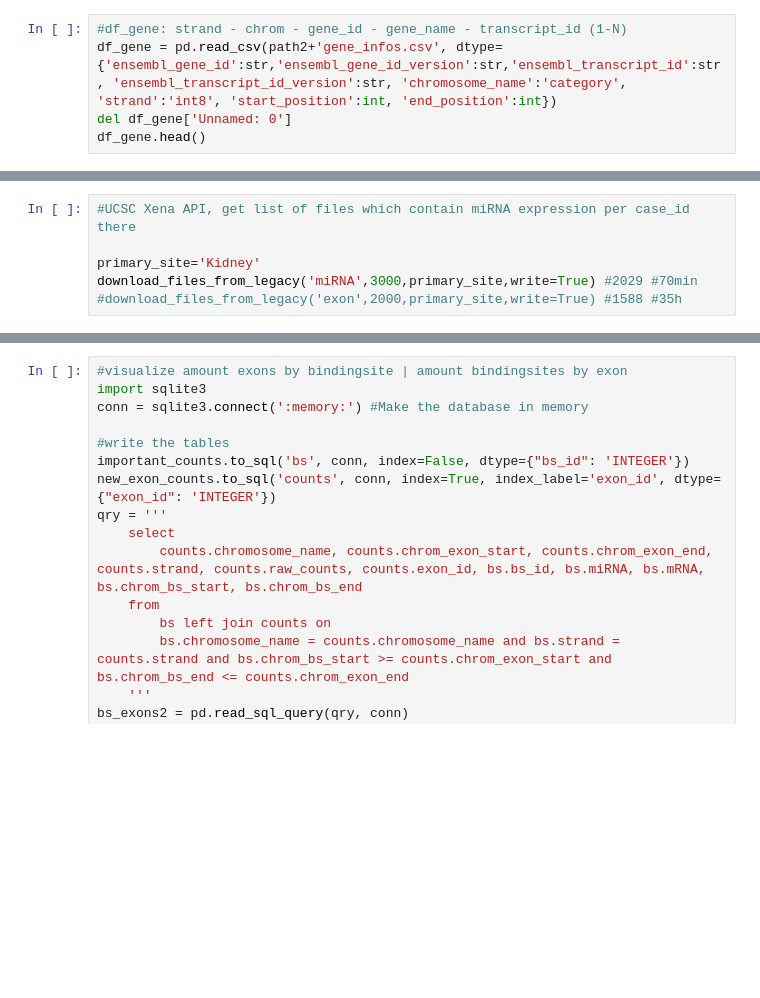
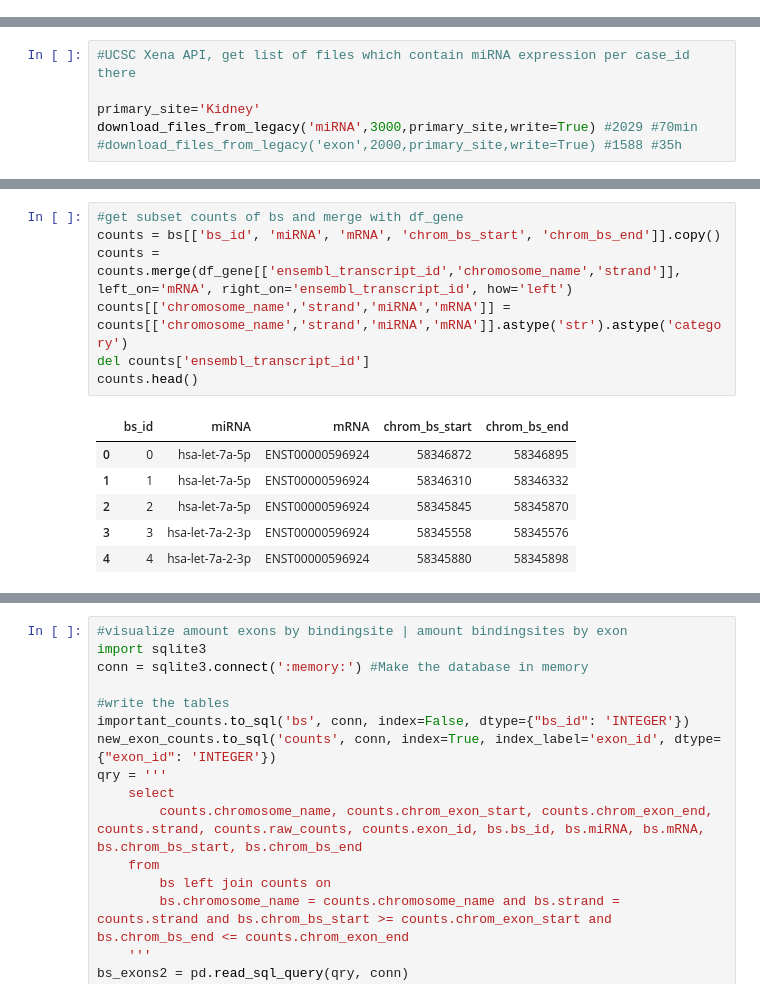
Before and after one commit to lenamariahackl/alt-splicing-mirna-reg, a Jupyter notebook: elastic_net.ipynb, the cells around one changed output, grey strips where cells are left out. Drawn from its saved outputs; the diff is of its cells as text; blank space fills up the shorter version.

```diff
--- a/elastic_net.ipynb
+++ b/elastic_net.ipynb
@@ -179,5 +64,0 @@ df_main.head()
-# %%
-#df_gene: strand - chrom - gene_id - gene_name - transcript_id (1-N)
-df_gene = pd.read_csv(path2+'gene_infos.csv', dtype={'ensembl_gene_id':str,'ensembl_gene_id_version':str,'ensembl_transcript_id':str, 'ensembl_transcript_id_version':str, 'chromosome_name':'category', 'strand':'int8', 'start_position':int, 'end_position':int})
-del df_gene['Unnamed: 0']
-df_gene.head()
@@ -279,3 +170,17 @@ for i, file in enumerate(os.listdir(dir_)):
 print(len(n_all_exon_dfs),len(n_all_mirna_dfs)) #yes this is right, read in from path
 # %% [output]
 1588 2013
+# %%
+#get subset counts of bs and merge with df_gene
+counts = bs[['bs_id', 'miRNA', 'mRNA', 'chrom_bs_start', 'chrom_bs_end']].copy()
+counts = counts.merge(df_gene[['ensembl_transcript_id','chromosome_name','strand']], left_on='mRNA', right_on='ensembl_transcript_id', how='left')
+counts[['chromosome_name','strand','miRNA','mRNA']] = counts[['chromosome_name','strand','miRNA','mRNA']].astype('str').astype('category')
+del counts['ensembl_transcript_id']
+counts.head()
+# %% [output]
+|  | bs_id | miRNA | mRNA | chrom_bs_start | chrom_bs_end |
+| 0 | 0 | hsa-let-7a-5p | ENST00000596924 | 58346872 | 58346895 |
+| 1 | 1 | hsa-let-7a-5p | ENST00000596924 | 58346310 | 58346332 |
+| 2 | 2 | hsa-let-7a-5p | ENST00000596924 | 58345845 | 58345870 |
+| 3 | 3 | hsa-let-7a-2-3p | ENST00000596924 | 58345558 | 58345576 |
+| 4 | 4 | hsa-let-7a-2-3p | ENST00000596924 | 58345880 | 58345898 |
```
Also changed, not shown: parts of 50 cells of this notebook, 1 other file.
